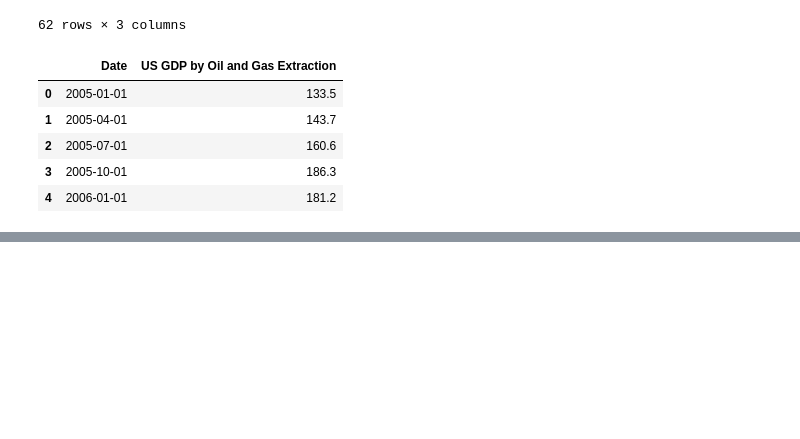
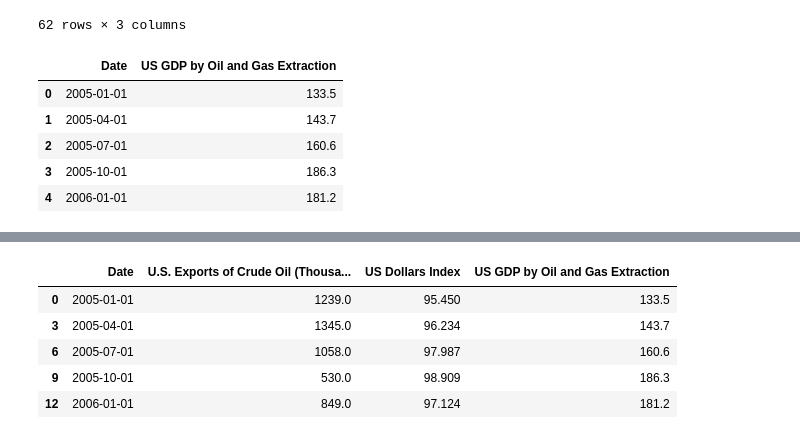
Before and after one commit to kk-deng/CanadaEnergyIE, a Jupyter notebook: Part 1 - US Oil Export and GDP vs. USD dollars.ipynb, the cells around one changed output, grey strips where cells are left out. Saved outputs shown, nothing was run; the diff lists cells and outputs as text; code cells hidden in the pictures; blank space fills up the shorter version.

```diff
--- a/Part 1 - US Oil Export and GDP vs. USD dollars.ipynb
+++ b/Part 1 - US Oil Export and GDP vs. USD dollars.ipynb
@@ -282,2 +302,12 @@ plt.show()
 # %%
 # Still need to plot the USD GPD from Oil and Gas Extraction ####
+# %%
+merge_final_quarter = merge_final.loc[merge_final['US GDP by Oil and Gas Extraction'] != 0]
+merge_final_quarter.head()
+# %% [output]
+|  | Date | U.S. Exports of Crude Oil (Thousa... | US Dollars Index | US GDP by Oil and Gas Extraction |
+| 0 | 2005-01-01 | 1239.0 | 95.450 | 133.5 |
+| 3 | 2005-04-01 | 1345.0 | 96.234 | 143.7 |
+| 6 | 2005-07-01 | 1058.0 | 97.987 | 160.6 |
+| 9 | 2005-10-01 | 530.0 | 98.909 | 186.3 |
+| 12 | 2006-01-01 | 849.0 | 97.124 | 181.2 |
```
Also changed, not shown: parts of 8 cells of this notebook, 3 other files.
